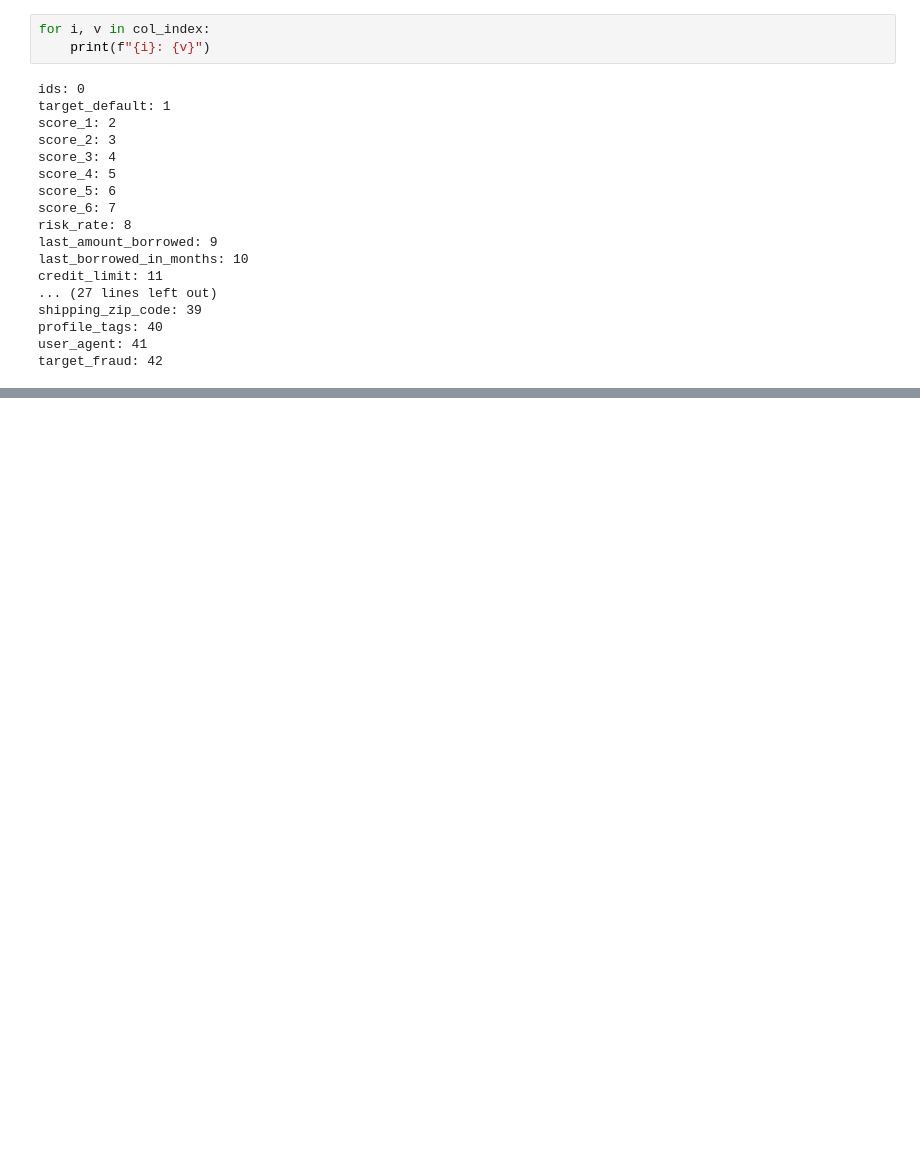
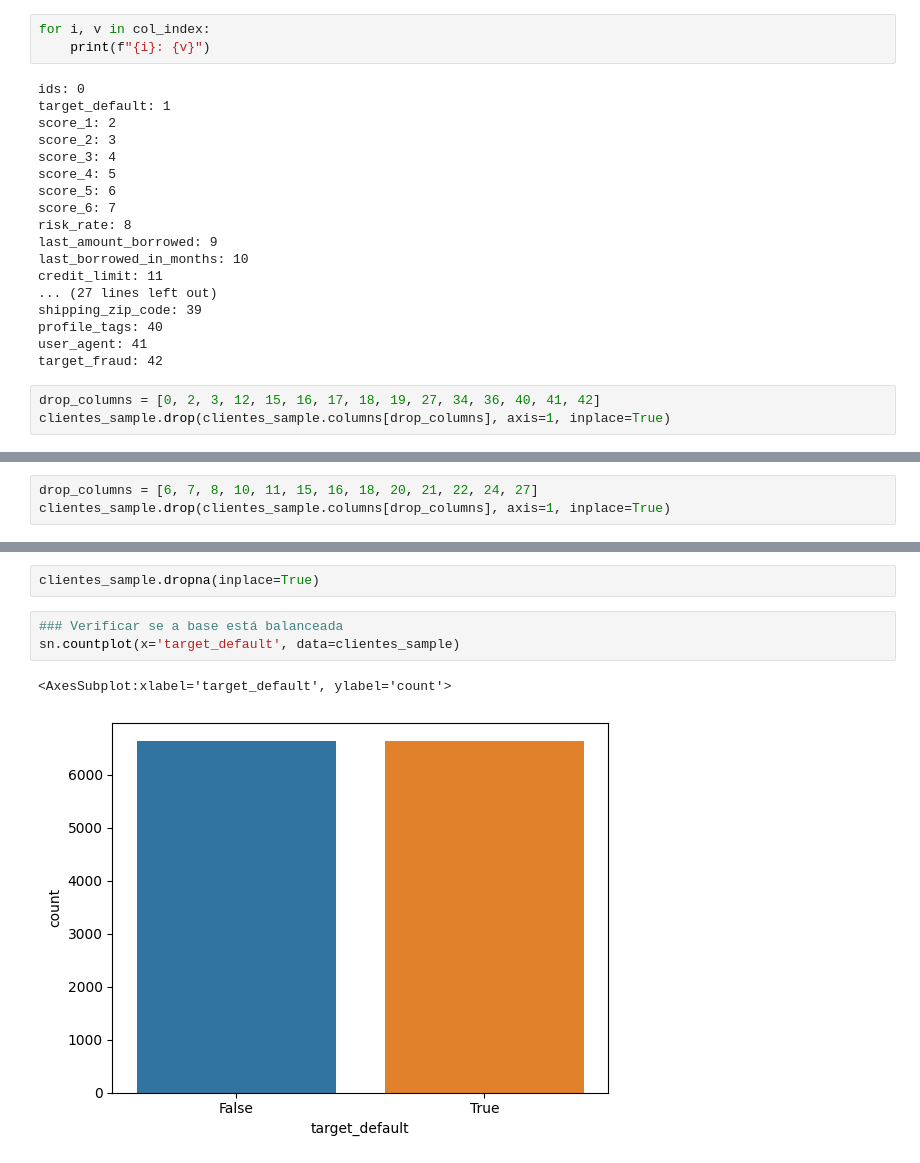
Before and after one commit to ghedin-alison/conceitos_ia, a Jupyter notebook: trabalho/teste.ipynb, the cells around one changed output, grey strips where cells are left out. Cells and saved outputs as stored; diff of their text form; blank space fills up the shorter version.

Commit message:
balanced data

```diff
--- a/trabalho/teste.ipynb
+++ b/trabalho/teste.ipynb
@@ -191,3 +239,6 @@ shipping_zip_code: 39
 profile_tags: 40
 user_agent: 41
 target_fraud: 42
+# %%
+drop_columns = [0, 2, 3, 12, 15, 16, 17, 18, 19, 27, 34, 36, 40, 41, 42]
+clientes_sample.drop(clientes_sample.columns[drop_columns], axis=1, inplace=True)
@@ -193,0 +317,3 @@ target_fraud: 42
+# %%
+drop_columns = [6, 7, 8, 10, 11, 15, 16, 18, 20, 21, 22, 24, 27]
+clientes_sample.drop(clientes_sample.columns[drop_columns], axis=1, inplace=True)
@@ -193,0 +355,8 @@ target_fraud: 42
+# %%
+clientes_sample.dropna(inplace=True)
+# %%
+### Verificar se a base está balanceada
+sn.countplot(x='target_default', data=clientes_sample)
+# %% [output]
+<AxesSubplot:xlabel='target_default', ylabel='count'>
+[figure, added]
```
Also changed, not shown: parts of 15 cells of this notebook.
